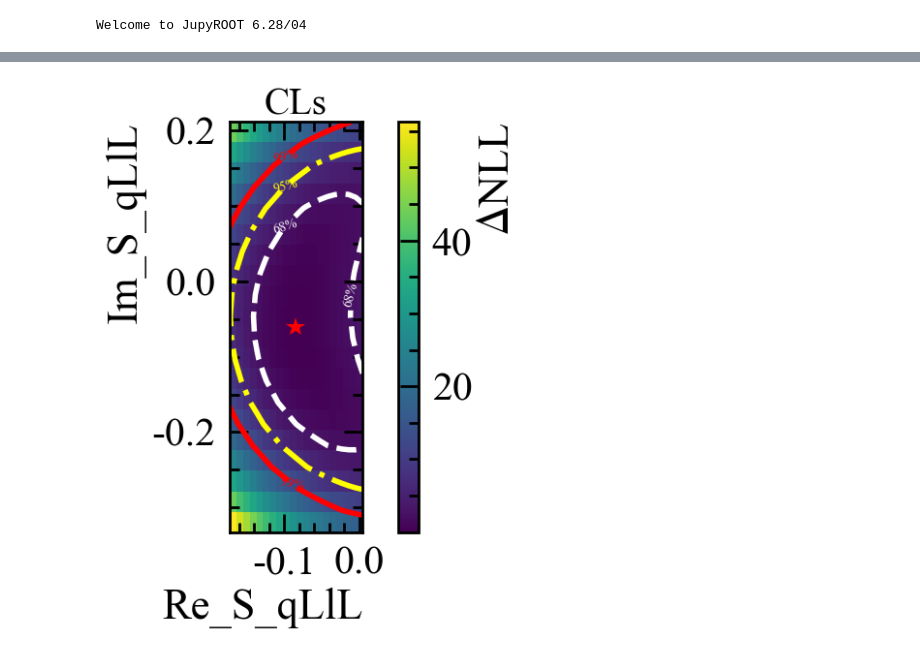
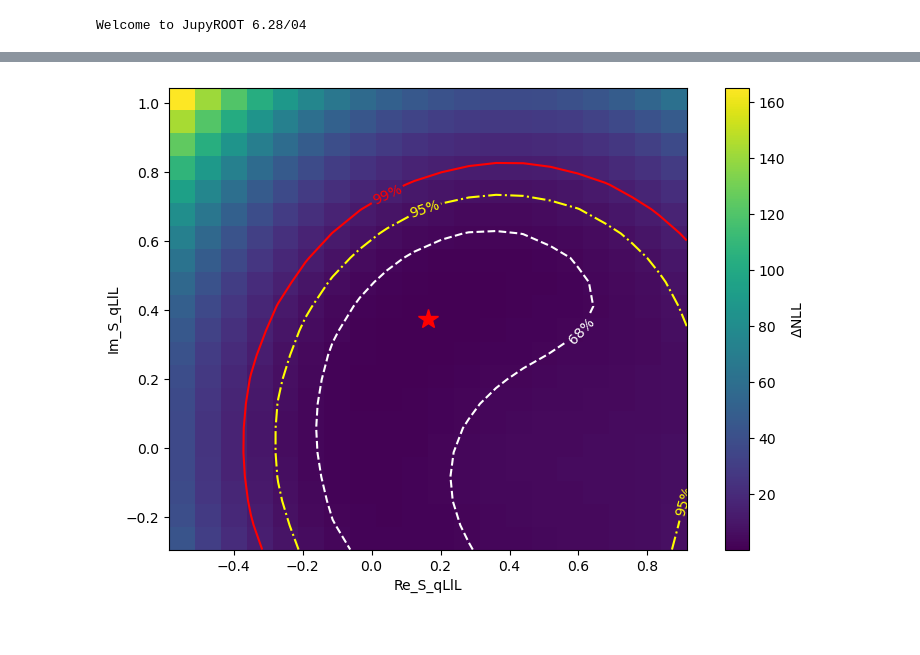
Before and after one commit to MarcoColonna/HammerFit-py, a Jupyter notebook: example/B02DstTauNu_TauMu_SLL_Scan.ipynb, the cells around one changed output, grey strips where cells are left out. Drawn from its saved outputs; the diff is of its cells as text; code cells hidden in the pictures.

```diff
--- a/example/B02DstTauNu_TauMu_SLL_Scan.ipynb
+++ b/example/B02DstTauNu_TauMu_SLL_Scan.ipynb
@@ -206,33 +206,33 @@ Wall time: 14min 48s
 # %%
 import matplotlib.pyplot as plt
-import mplhep as hep
-plt.style.use([hep.style.LHCb1])
+#import mplhep as hep
+#plt.style.use([hep.style.LHCb1])
 
 Grid_mu_mod = np.copy(Grid_mu).transpose()
 
 confidence_levels = [2.30, 6.18, 11.83]  # 1σ, 2σ, 3σ
 
-plt.figure(figsize=(8, 6))
+plt.figure(figsize=(10, 6))
 plt.imshow(Grid_mu_mod, cmap='viridis', interpolation='nearest',
-           extent=[vals['Re_S_qLlL'] - errs['Re_S_qLlL'],
-                   vals['Re_S_qLlL'] + errs['Re_S_qLlL'],
-                   vals['Im_S_qLlL'] - errs['Im_S_qLlL'],
-                   vals['Im_S_qLlL'] + errs['Im_S_qLlL']])
+           extent=[vals['Re_S_qLlL'] - 4*errs['Re_S_qLlL'],
+                   vals['Re_S_qLlL'] + 4*errs['Re_S_qLlL'],
+                   vals['Im_S_qLlL'] - 4*errs['Im_S_qLlL'],
+                   vals['Im_S_qLlL'] + 4*errs['Im_S_qLlL']])
 plt.colorbar(label=r'$\Delta$NLL')
 
-x = np.linspace(vals['Re_S_qLlL'] - errs['Re_S_qLlL'], vals['Re_S_qLlL'] + errs['Re_S_qLlL'], Grid_mu_mod.shape[1])
-y = np.linspace(vals['Im_S_qLlL'] + errs['Im_S_qLlL'], vals['Im_S_qLlL'] - errs['Im_S_qLlL'], Grid_mu_mod.shape[0])
+x = np.linspace(vals['Re_S_qLlL'] - 4*errs['Re_S_qLlL'], vals['Re_S_qLlL'] + 4*errs['Re_S_qLlL'], Grid_mu_mod.shape[1])
+y = np.linspace(vals['Im_S_qLlL'] + 4*errs['Im_S_qLlL'], vals['Im_S_qLlL'] - 4*errs['Im_S_qLlL'], Grid_mu_mod.shape[0])
 X, Y = np.meshgrid(x, y)
 contour = plt.contour(X, Y, Grid_mu_mod, levels=confidence_levels, colors=['white', 'yellow', 'red'], linestyles=['--', '-.', '-'])
 plt.clabel(contour, inline=1, fontsize=10, fmt={confidence_levels[0]: '68%', confidence_levels[1]: '95%', confidence_levels[2]: '99%'})
 
 plt.plot(vals['Re_S_qLlL'], vals['Im_S_qLlL'], marker='*', color='red', markersize=15, label='Best Fit')
 
-plt.title('CLs')
+plt.title('')
 plt.xlabel('Re_S_qLlL')
 plt.ylabel('Im_S_qLlL')
 plt.grid(False)
 
 plt.show()
 # %% [output]
-[figure, old version]
+[figure, new version]
```
Also changed, not shown: parts of 3 cells of this notebook, 1 other file.
